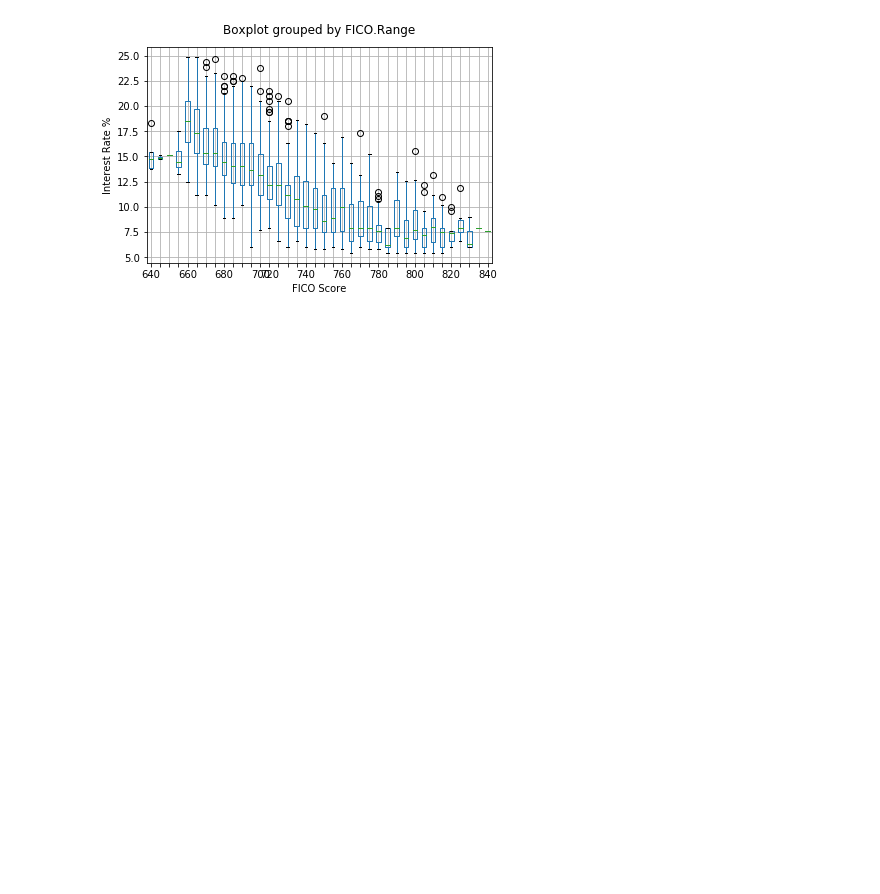
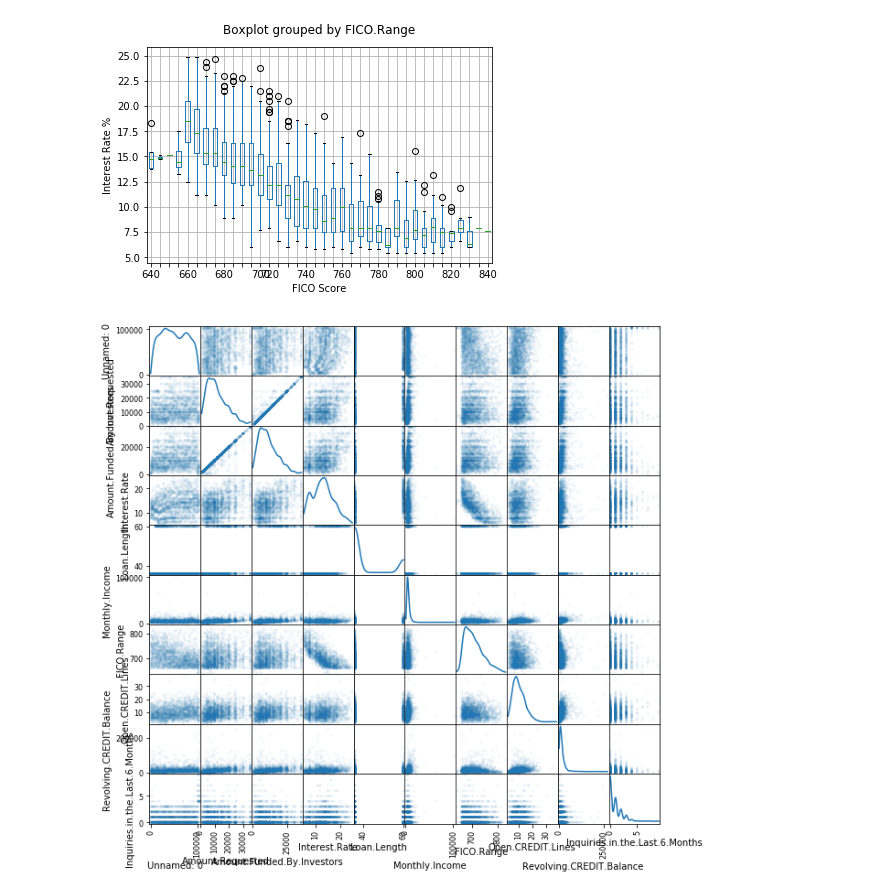
Before and after one commit to anaritagomes/DS-Essentials, a Jupyter notebook: Linear Regression/Linear Regression.ipynb, the cells around one changed output. Cells and saved outputs as stored; diff of their text form; code cells hidden in the pictures; blank space fills up the shorter version.

Commit message:
Scatterplot Matrix

```diff
--- a/Linear Regression/Linear Regression.ipynb
+++ b/Linear Regression/Linear Regression.ipynb
@@ -72,3 +72,11 @@ q2 = p.set_title('')
 # %% [output]
 <Figure size 432x288 with 0 Axes>
 [figure]
+# %%
+#Scatterplot Matrix -
+
+import pandas as pd
+loansmin = pd.read_csv('C:/Users/Rita/Documents/GitHub/DS-Essentials/Linear Regression/loans_clean.csv')
+a = pd.plotting.scatter_matrix(loansmin,alpha=0.05,figsize=(10,10), diagonal='kde')
+# %% [output]
+[figure, added]
```
